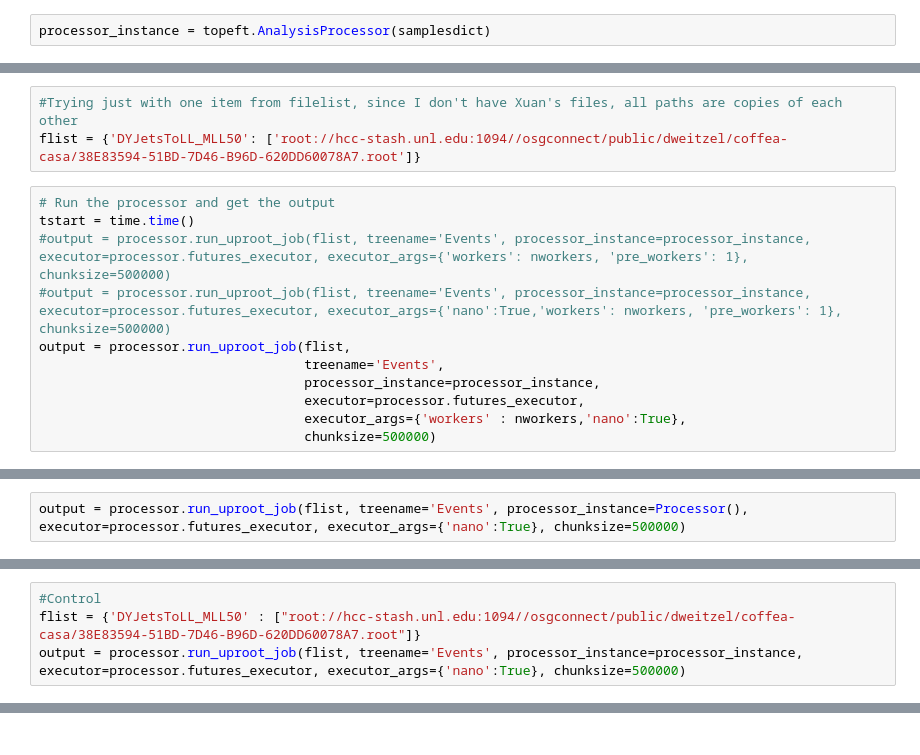
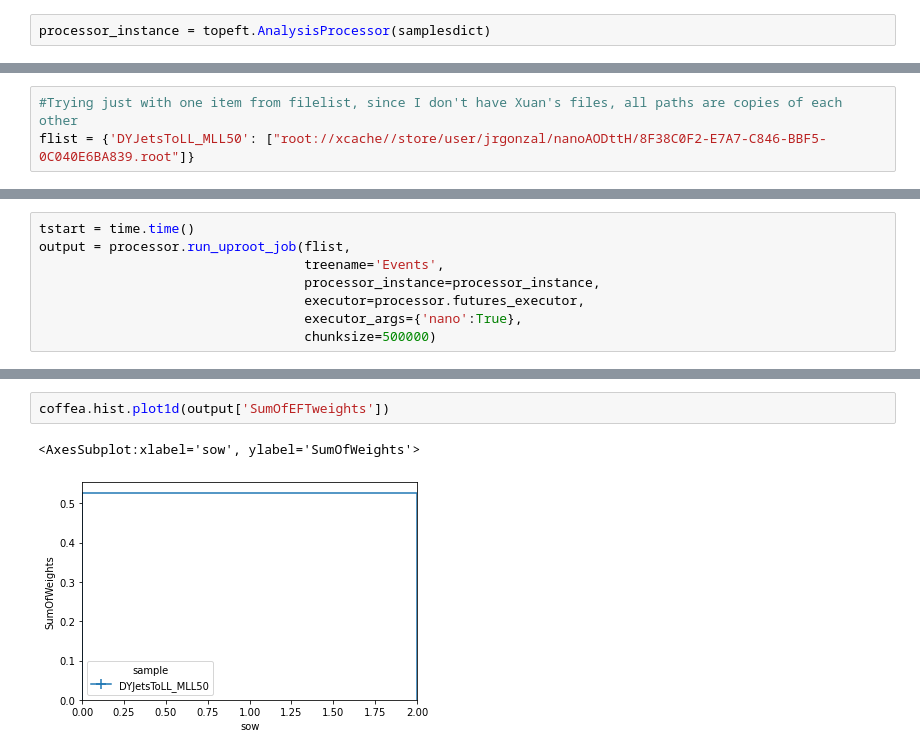
Before and after one commit to TopEFT/topeft, a Jupyter notebook: notebooks/coffea-casa.ipynb, the cells around one changed output, grey strips where cells are left out. Saved outputs shown, nothing was run; the diff lists cells and outputs as text.

Commit message:
Debugging plotting function

```diff
--- a/notebooks/coffea-casa.ipynb
+++ b/notebooks/coffea-casa.ipynb
@@ -150,14 +134,3 @@ flist
 # %%
 #Trying just with one item from filelist, since I don't have Xuan's files, all paths are copies of each other
-flist = {'DYJetsToLL_MLL50': ['root://hcc-stash.unl.edu:1094//osgconnect/public/dweitzel/coffea-casa/38E83594-51BD-7D46-B96D-620DD60078A7.root']}
+flist = {'DYJetsToLL_MLL50': ["root://xcache//store/user/jrgonzal/nanoAODttH/8F38C0F2-E7A7-C846-BBF5-0C040E6BA839.root"]}
-# %%
-# Run the processor and get the output
-tstart = time.time()
-#output = processor.run_uproot_job(flist, treename='Events', processor_instance=processor_instance, executor=processor.futures_executor, executor_args={'workers': nworkers, 'pre_workers': 1}, chunksize=500000)
-#output = processor.run_uproot_job(flist, treename='Events', processor_instance=processor_instance, executor=processor.futures_executor, executor_args={'nano':True,'workers': nworkers, 'pre_workers': 1}, chunksize=500000)
-output = processor.run_uproot_job(flist,
-                                  treename='Events',
-                                  processor_instance=processor_instance,
-                                  executor=processor.futures_executor,
-                                  executor_args={'workers' : nworkers,'nano':True},
-                                  chunksize=500000)
@@ -211,3 +141,9 @@ class Processor(processor.ProcessorABC):
 # %%
-output = processor.run_uproot_job(flist, treename='Events', processor_instance=Processor(), executor=processor.futures_executor, executor_args={'nano':True}, chunksize=500000)
+tstart = time.time()
+output = processor.run_uproot_job(flist,
+                                  treename='Events',
+                                  processor_instance=processor_instance,
+                                  executor=processor.futures_executor,
+                                  executor_args={'nano':True},
+                                  chunksize=500000)
 # %% [output]
@@ -215,4 +155,0 @@ BrokenProcessPool: A process in the process pool was terminated abruptly while t
-# %%
-#Control
-flist = {'DYJetsToLL_MLL50' : ["root://hcc-stash.unl.edu:1094//osgconnect/public/dweitzel/coffea-casa/38E83594-51BD-7D46-B96D-620DD60078A7.root"]}
-output = processor.run_uproot_job(flist, treename='Events', processor_instance=processor_instance, executor=processor.futures_executor, executor_args={'nano':True}, chunksize=500000)
@@ -243,0 +197,5 @@ print('Done!')
+# %%
+coffea.hist.plot1d(output['SumOfEFTweights'])
+# %% [output]
+<AxesSubplot:xlabel='sow', ylabel='SumOfWeights'>
+[figure, added]
```
Also changed, not shown: parts of 41 cells of this notebook.
